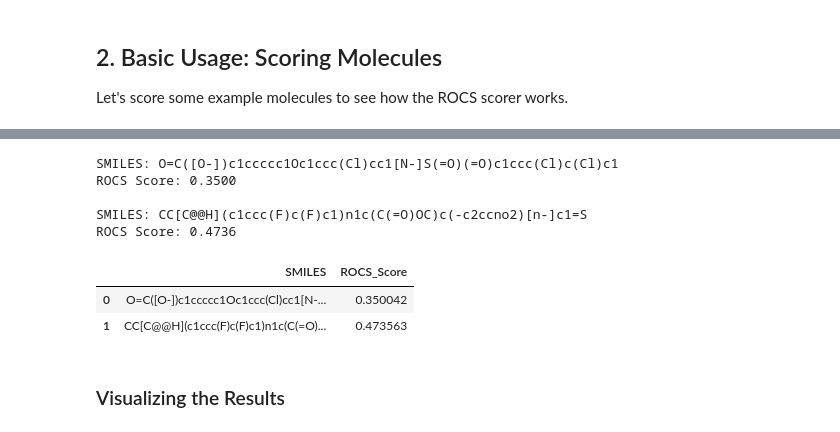
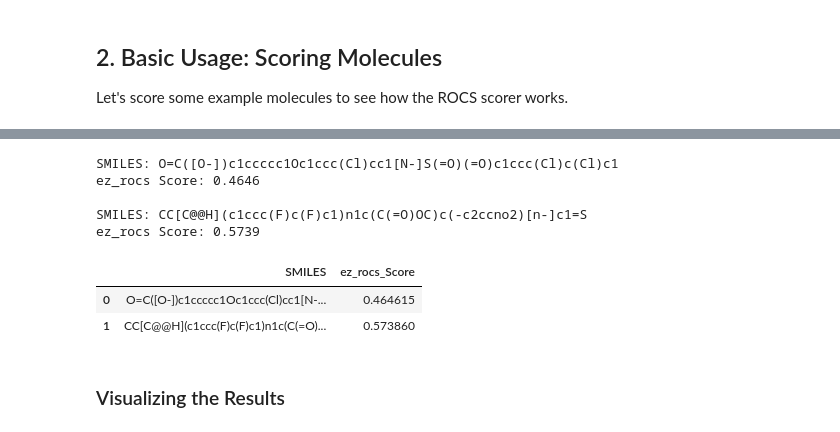
Before and after one commit to CDDLeiden/DrugEx, a Jupyter notebook: tutorial/rocs/DrugEx_RNN_ROCS_v2.ipynb, the cells around one changed output, grey strips where cells are left out. Cells and saved outputs as stored; diff of their text form; code cells hidden in the pictures.

```diff
--- a/tutorial/rocs/DrugEx_RNN_ROCS_v2.ipynb
+++ b/tutorial/rocs/DrugEx_RNN_ROCS_v2.ipynb
@@ -20,25 +20,25 @@ To run this notebook, you need:
 # %%
 from drugex.training.scorers.ez_rocs import RocsScorer
 from drugex.training.scorers.fastrocs import OpenEyeScorer
+from drugex.training.scorers.fastrocs_paralell_v2 import OpenEyeScorer as OpenEyeScorer_parallel
 import os
 from rdkit.Chem import PandasTools
 import pandas as pd
-import numpy as np
 import matplotlib.pyplot as plt
 
 # Path to your ROCS query file (.sq format)
 sq_file = 'model3-4_v1.sq'
 
 # Initialize the ROCS scorer
-rocs_scorer = RocsScorer(
+ez_rocs_scorer = RocsScorer(
     query_file=sq_file,                # Path to the .sq model file
     experiment_name="ccr2_experiment", # Name for temporary files
     score_type="TanimotoCombo",        # Type of score to extract (TanimotoCombo, ShapeTanimoto, or ColorTanimoto)
     use_gpu=True,
     max_isomers=4,
-    max_rot_bonds=10,
-    max_heavy_atoms=30,
-    max_conformers=10,   # number of conformers to generate per molecule
+    max_rot_bonds=15,
+    max_heavy_atoms=45,
+    max_conformers=200,   # number of conformers to generate per molecule
     cpu_processes=1   # this is used when use_gpu is False
 )
 
@@ -46,10 +46,19 @@ fastrocs_scorer = OpenEyeScorer(
     sq_model_path=sq_file,
     use_gpu=True,           # when use_gpu is False, will all available CPU -2 !!!! This can cause OOM error
     max_isomers=4,
-    max_rot_bonds=10,
-    max_heavy_atoms=30,
-    max_conformers=10,   # same for confs
+    max_rot_bonds=15,
+    max_heavy_atoms=45,
+    max_conformers=200,   # same for confs
 )
+
+fastrocs_parallel_scorer = OpenEyeScorer_parallel(
+    sq_model_path=sq_file,
+    use_gpu=True,           # when use_gpu is False, will all available CPU -2 !!!! This can cause OOM error
+    max_isomers=4,
+    max_rot_bonds=15,
+    max_heavy_atoms=45,
+    max_conformers=200,   # same for confs
+)
 # %% [output]
 OpenEye memory pool initialized in ez_rocs module
 ROCS scorer initialized using GPU mode
@@ -118,32 +125,32 @@ ROCS Score: 0.5219
 # %%
 # Example SMILES strings to score
 
 test_smiles = [
     "O=C([O-])c1ccccc1Oc1ccc(Cl)cc1[N-]S(=O)(=O)c1ccc(Cl)c(Cl)c1",
     "CC[C@@H](c1ccc(F)c(F)c1)n1c(C(=O)OC)c(-c2ccno2)[n-]c1=S",
 ]
 # Get scores for the molecules
-scores = rocs_scorer.getScores(test_smiles)
+scores = ez_rocs_scorer.getScores(test_smiles)
 
 # Display the scores
 for smi, score in zip(test_smiles, scores):
-    print(f"SMILES: {smi}\nROCS Score: {score:.4f}\n")
+    print(f"SMILES: {smi}\nez_rocs Score: {score:.4f}\n")
 
 # Create a DataFrame for easier visualization
 results_df = pd.DataFrame({
     'SMILES': test_smiles,
-    'ROCS_Score': scores
+    'ez_rocs_Score': scores
 })
 results_df
 # %% [output]
 SMILES: O=C([O-])c1ccccc1Oc1ccc(Cl)cc1[N-]S(=O)(=O)c1ccc(Cl)c(Cl)c1
-ROCS Score: 0.3500
+ez_rocs Score: 0.4646
 
 SMILES: CC[C@@H](c1ccc(F)c(F)c1)n1c(C(=O)OC)c(-c2ccno2)[n-]c1=S
-ROCS Score: 0.4736
+ez_rocs Score: 0.5739
-|  | SMILES | ROCS_Score |
-| 0 | O=C([O-])c1ccccc1Oc1ccc(Cl)cc1[N-... | 0.350042 |
-| 1 | CC[C@@H](c1ccc(F)c(F)c1)n1c(C(=O)... | 0.473563 |
+|  | SMILES | ez_rocs_Score |
+| 0 | O=C([O-])c1ccccc1Oc1ccc(Cl)cc1[N-... | 0.464615 |
+| 1 | CC[C@@H](c1ccc(F)c(F)c1)n1c(C(=O)... | 0.573860 |
 # %% [markdown]
 ### Visualizing the Results
 # %%
```
Also changed, not shown: parts of 18 cells of this notebook.
